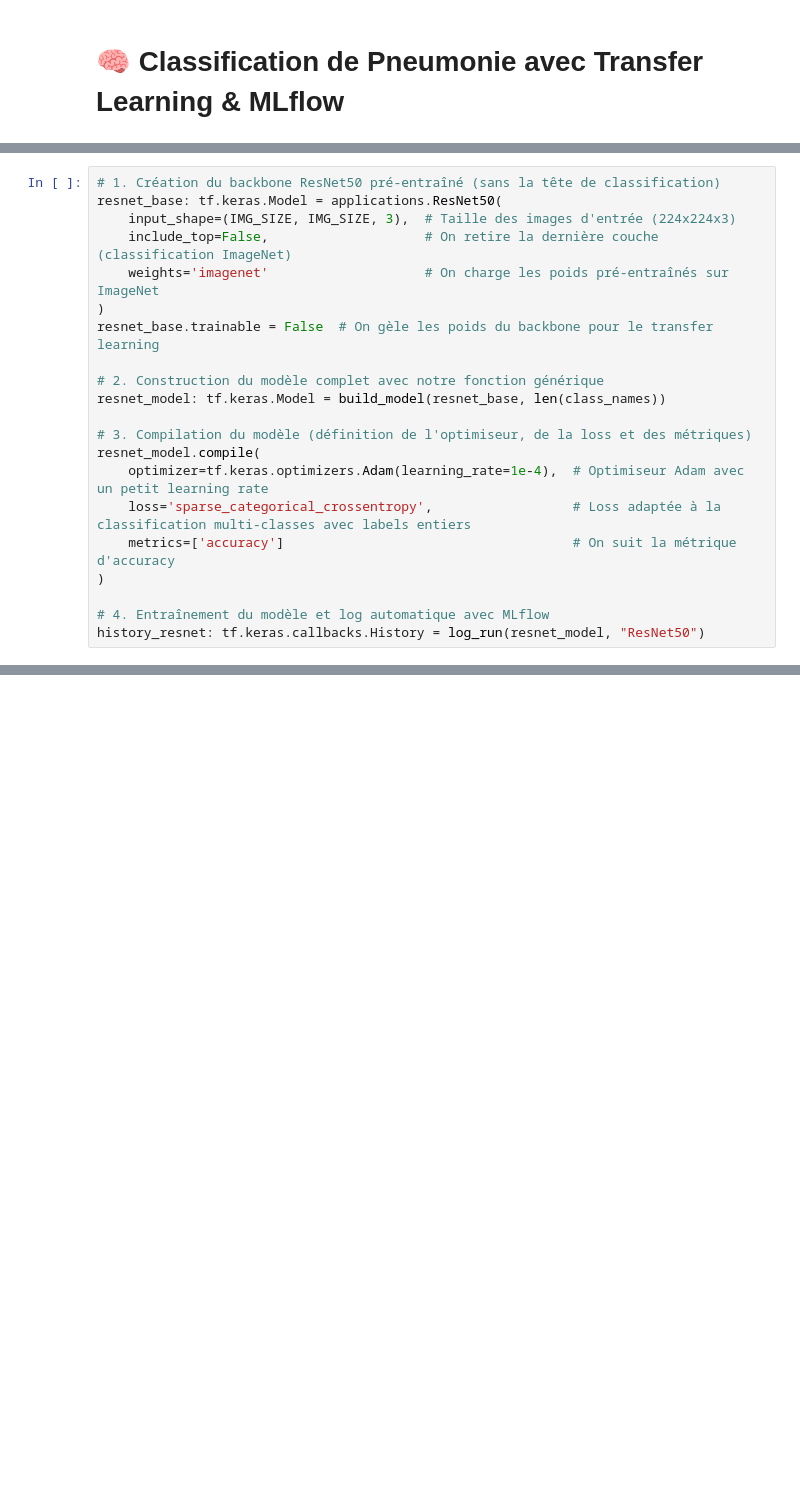
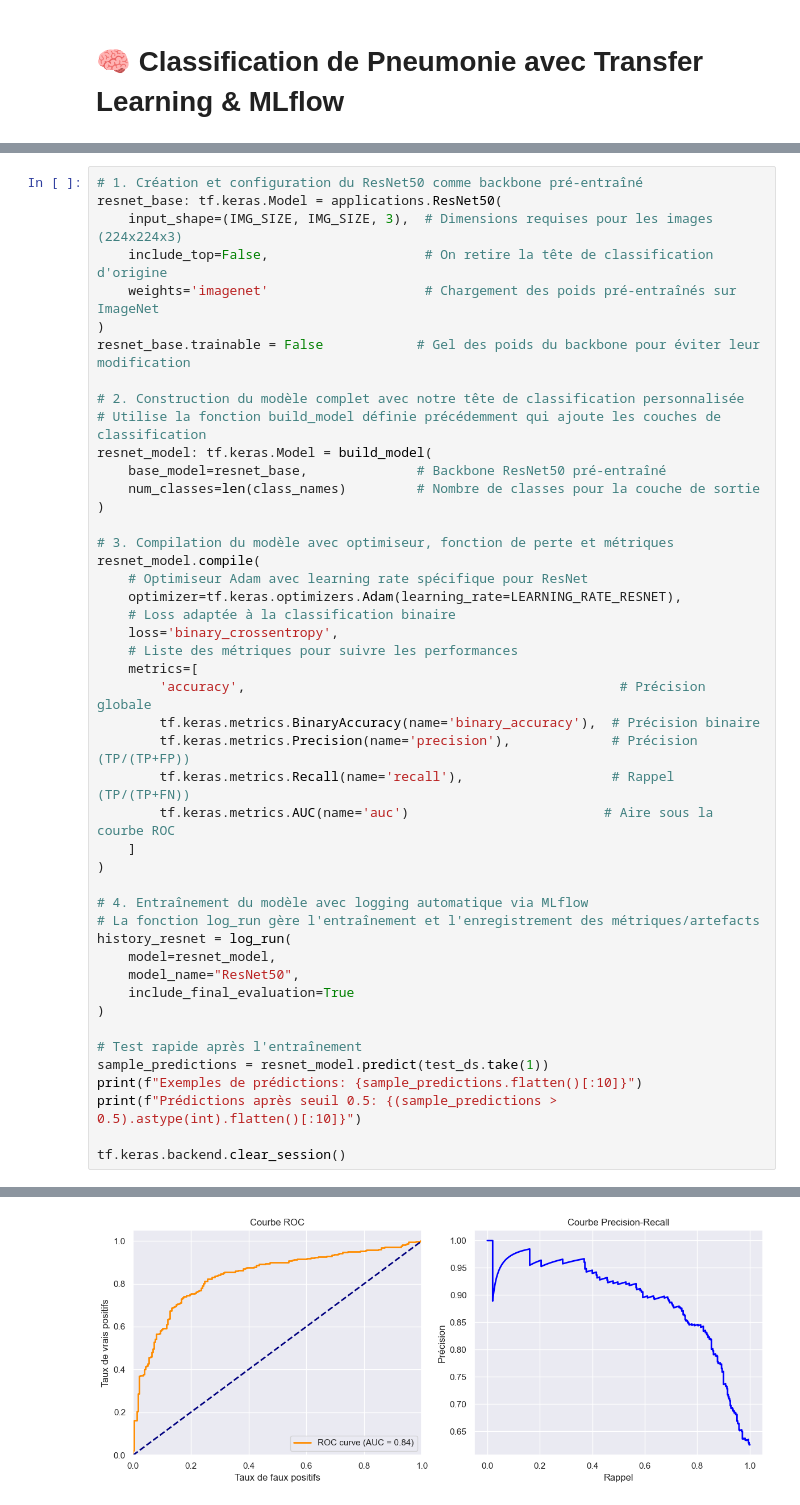
Before and after one commit to lougail/TL_classification_images_medicales_v2, a Jupyter notebook: classification_pneumonie_vit.ipynb, the cells around one changed output, grey strips where cells are left out. Cells and saved outputs as stored; diff of their text form; blank space fills up the shorter version.

```diff
--- a/classification_pneumonie_vit.ipynb
+++ b/classification_pneumonie_vit.ipynb
@@ -442,21 +1056,47 @@ Cette comparaison permet de choisir le meilleur compromis entre performance et c
 # %%
-# 1. Création du backbone ResNet50 pré-entraîné (sans la tête de classification)
+# 1. Création et configuration du ResNet50 comme backbone pré-entraîné
 resnet_base: tf.keras.Model = applications.ResNet50(
-    input_shape=(IMG_SIZE, IMG_SIZE, 3),  # Taille des images d'entrée (224x224x3)
-    include_top=False,                    # On retire la dernière couche (classification ImageNet)
-    weights='imagenet'                    # On charge les poids pré-entraînés sur ImageNet
+    input_shape=(IMG_SIZE, IMG_SIZE, 3),  # Dimensions requises pour les images (224x224x3)
+    include_top=False,                    # On retire la tête de classification d'origine
+    weights='imagenet'                    # Chargement des poids pré-entraînés sur ImageNet
 )
-resnet_base.trainable = False  # On gèle les poids du backbone pour le transfer learning
+resnet_base.trainable = False            # Gel des poids du backbone pour éviter leur modification
 
-# 2. Construction du modèle complet avec notre fonction générique
-resnet_model: tf.keras.Model = build_model(resnet_base, len(class_names))
-
-# 3. Compilation du modèle (définition de l'optimiseur, de la loss et des métriques)
-resnet_model.compile(
-    optimizer=tf.keras.optimizers.Adam(learning_rate=1e-4),  # Optimiseur Adam avec un petit learning rate
-    loss='sparse_categorical_crossentropy',                  # Loss adaptée à la classification multi-classes avec labels entiers
-    metrics=['accuracy']                                     # On suit la métrique d'accuracy
+# 2. Construction du modèle complet avec notre tête de classification personnalisée
+# Utilise la fonction build_model définie précédemment qui ajoute les couches de classification
+resnet_model: tf.keras.Model = build_model(
+    base_model=resnet_base,              # Backbone ResNet50 pré-entraîné
+    num_classes=len(class_names)         # Nombre de classes pour la couche de sortie
 )
 
-# 4. Entraînement du modèle et log automatique avec MLflow
-history_resnet: tf.keras.callbacks.History = log_run(resnet_model, "ResNet50")
+# 3. Compilation du modèle avec optimiseur, fonction de perte et métriques
+resnet_model.compile(
+    # Optimiseur Adam avec learning rate spécifique pour ResNet
+    optimizer=tf.keras.optimizers.Adam(learning_rate=LEARNING_RATE_RESNET),
+    # Loss adaptée à la classification binaire
+    loss='binary_crossentropy',
+    # Liste des métriques pour suivre les performances
+    metrics=[
+        'accuracy',                                                # Précision globale
+        tf.keras.metrics.BinaryAccuracy(name='binary_accuracy'),  # Précision binaire
+        tf.keras.metrics.Precision(name='precision'),             # Précision (TP/(TP+FP))
+        tf.keras.metrics.Recall(name='recall'),                   # Rappel (TP/(TP+FN))
+        tf.keras.metrics.AUC(name='auc')                         # Aire sous la courbe ROC
+    ]
+)
+
+# 4. Entraînement du modèle avec logging automatique via MLflow
+# La fonction log_run gère l'entraînement et l'enregistrement des métriques/artefacts
+history_resnet = log_run(
+    model=resnet_model,
+    model_name="ResNet50",
+    include_final_evaluation=True
+)
+
+# Test rapide après l'entraînement
+sample_predictions = resnet_model.predict(test_ds.take(1))
+print(f"Exemples de prédictions: {sample_predictions.flatten()[:10]}")
+print(f"Prédictions après seuil 0.5: {(sample_predictions > 0.5).astype(int).flatten()[:10]}")
+
+tf.keras.backend.clear_session()
+# %% [output]
@@ -462,0 +1120 @@ history_resnet: tf.keras.callbacks.History = log_run(resnet_model, "ResNet50")
+[figure, added]
```
Also changed, not shown: parts of 28 cells of this notebook, 5 other files.
